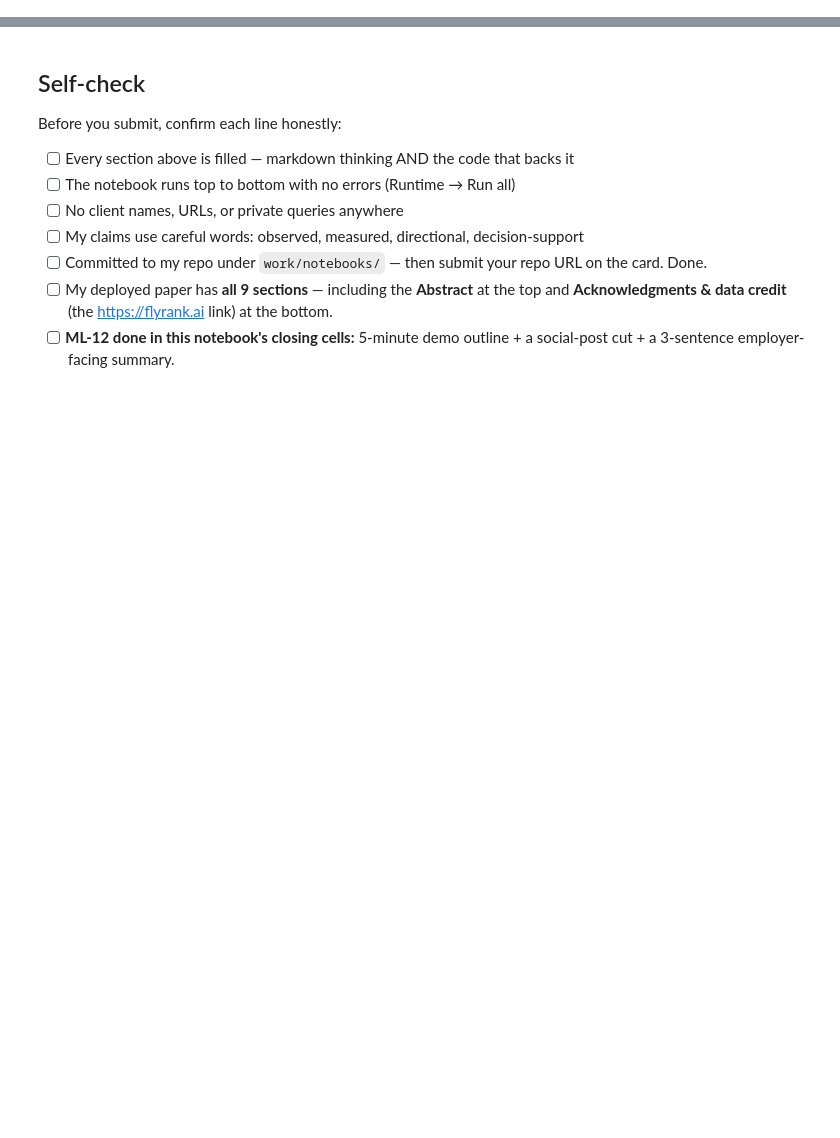
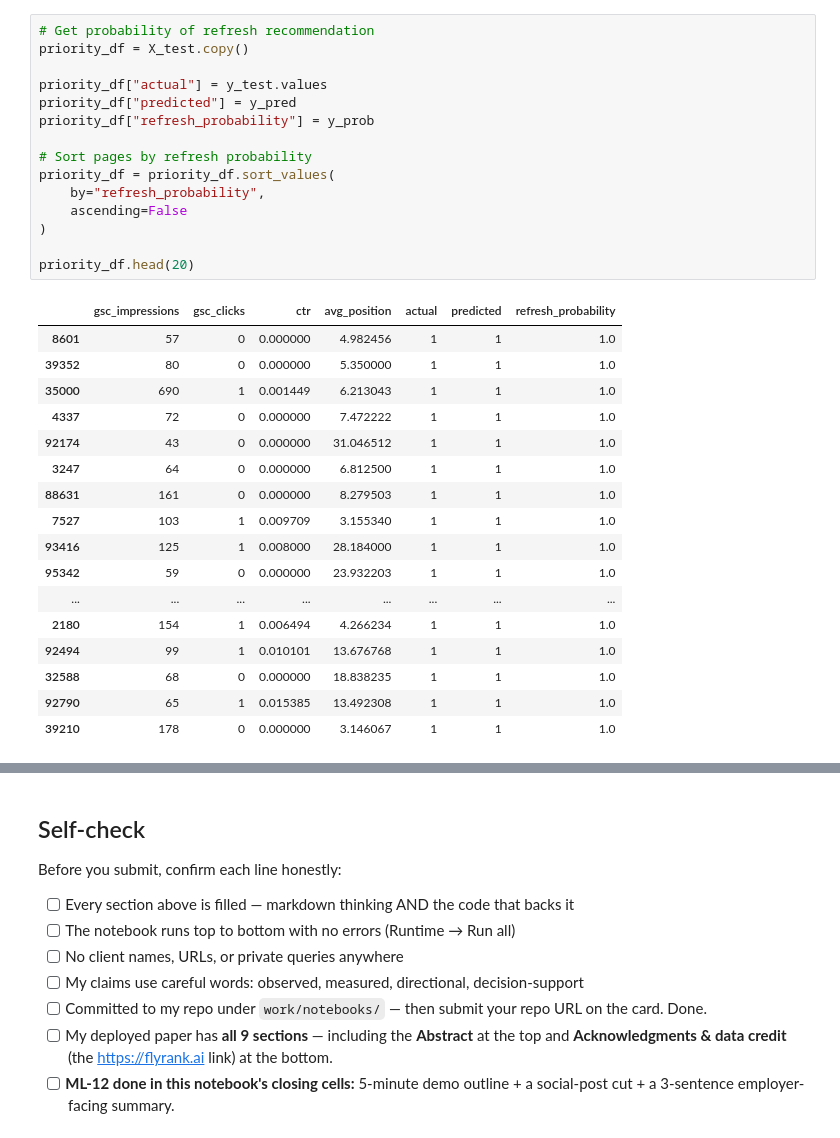
Before and after one commit to GauriKale1328/flyrank-assignment, a Jupyter notebook: work/notebooks/capstone.ipynb, the cells around one changed output, grey strips where cells are left out. Drawn from its saved outputs; the diff is of its cells as text; blank space fills up the shorter version.

```diff
--- a/work/notebooks/capstone.ipynb
+++ b/work/notebooks/capstone.ipynb
@@ -36,0 +551,33 @@ This skeleton is yours to fill. Work the sections **in order** — each one has
+# %%
+# Get probability of refresh recommendation
+priority_df = X_test.copy()
+
+priority_df["actual"] = y_test.values
+priority_df["predicted"] = y_pred
+priority_df["refresh_probability"] = y_prob
+
+# Sort pages by refresh probability
+priority_df = priority_df.sort_values(
+    by="refresh_probability",
+    ascending=False
+)
+
+priority_df.head(20)
+# %% [output]
+|  | gsc_impressions | gsc_clicks | ctr | avg_position | actual | predicted | refresh_probability |
+| 8601 | 57 | 0 | 0.000000 | 4.982456 | 1 | 1 | 1.0 |
+| 39352 | 80 | 0 | 0.000000 | 5.350000 | 1 | 1 | 1.0 |
+| 35000 | 690 | 1 | 0.001449 | 6.213043 | 1 | 1 | 1.0 |
+| 4337 | 72 | 0 | 0.000000 | 7.472222 | 1 | 1 | 1.0 |
+| 92174 | 43 | 0 | 0.000000 | 31.046512 | 1 | 1 | 1.0 |
+| 3247 | 64 | 0 | 0.000000 | 6.812500 | 1 | 1 | 1.0 |
+| 88631 | 161 | 0 | 0.000000 | 8.279503 | 1 | 1 | 1.0 |
+| 7527 | 103 | 1 | 0.009709 | 3.155340 | 1 | 1 | 1.0 |
+| 93416 | 125 | 1 | 0.008000 | 28.184000 | 1 | 1 | 1.0 |
+| 95342 | 59 | 0 | 0.000000 | 23.932203 | 1 | 1 | 1.0 |
+| ... | ... | ... | ... | ... | ... | ... | ... |
+| 2180 | 154 | 1 | 0.006494 | 4.266234 | 1 | 1 | 1.0 |
+| 92494 | 99 | 1 | 0.010101 | 13.676768 | 1 | 1 | 1.0 |
+| 32588 | 68 | 0 | 0.000000 | 18.838235 | 1 | 1 | 1.0 |
+| 92790 | 65 | 1 | 0.015385 | 13.492308 | 1 | 1 | 1.0 |
+| 39210 | 178 | 0 | 0.000000 | 3.146067 | 1 | 1 | 1.0 |
```
Also changed, not shown: parts of 37 cells of this notebook.
